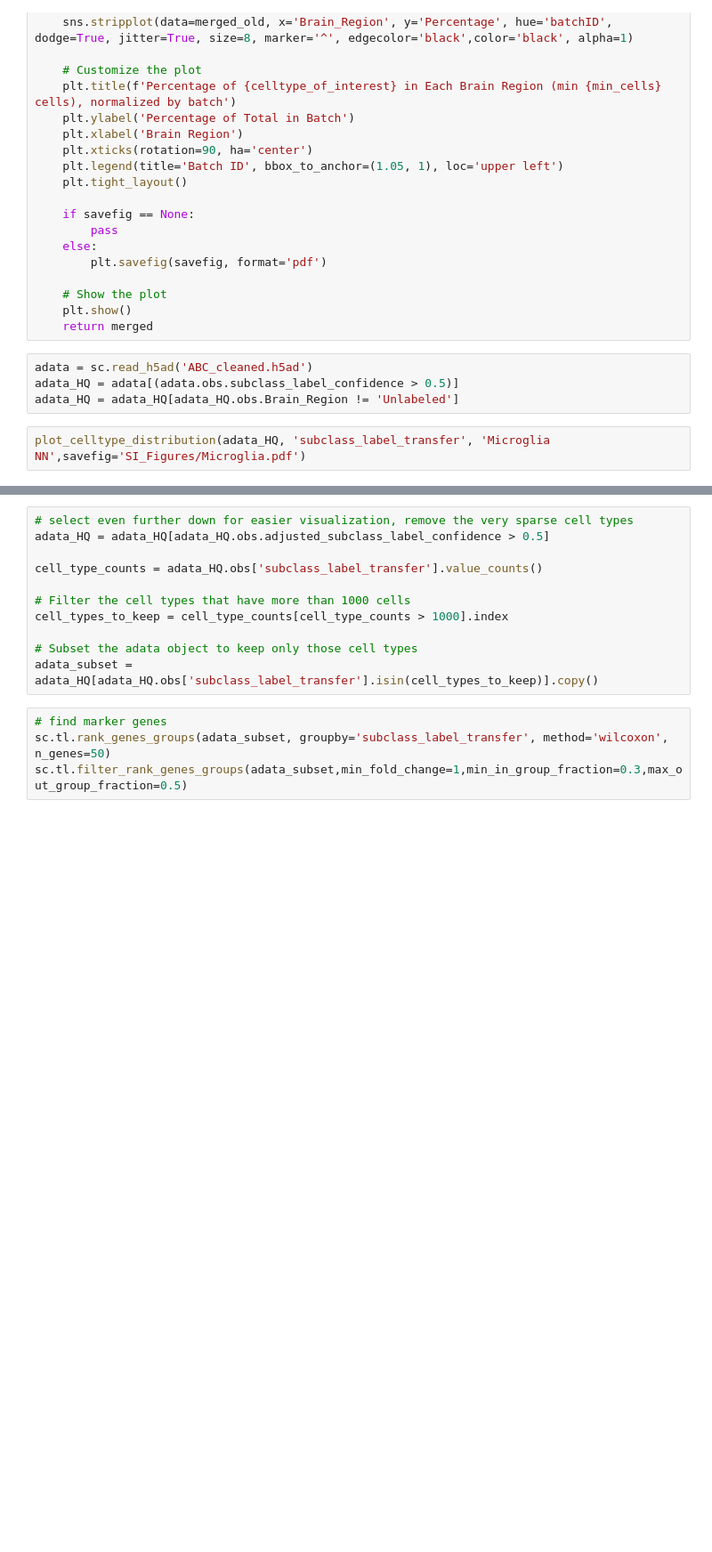
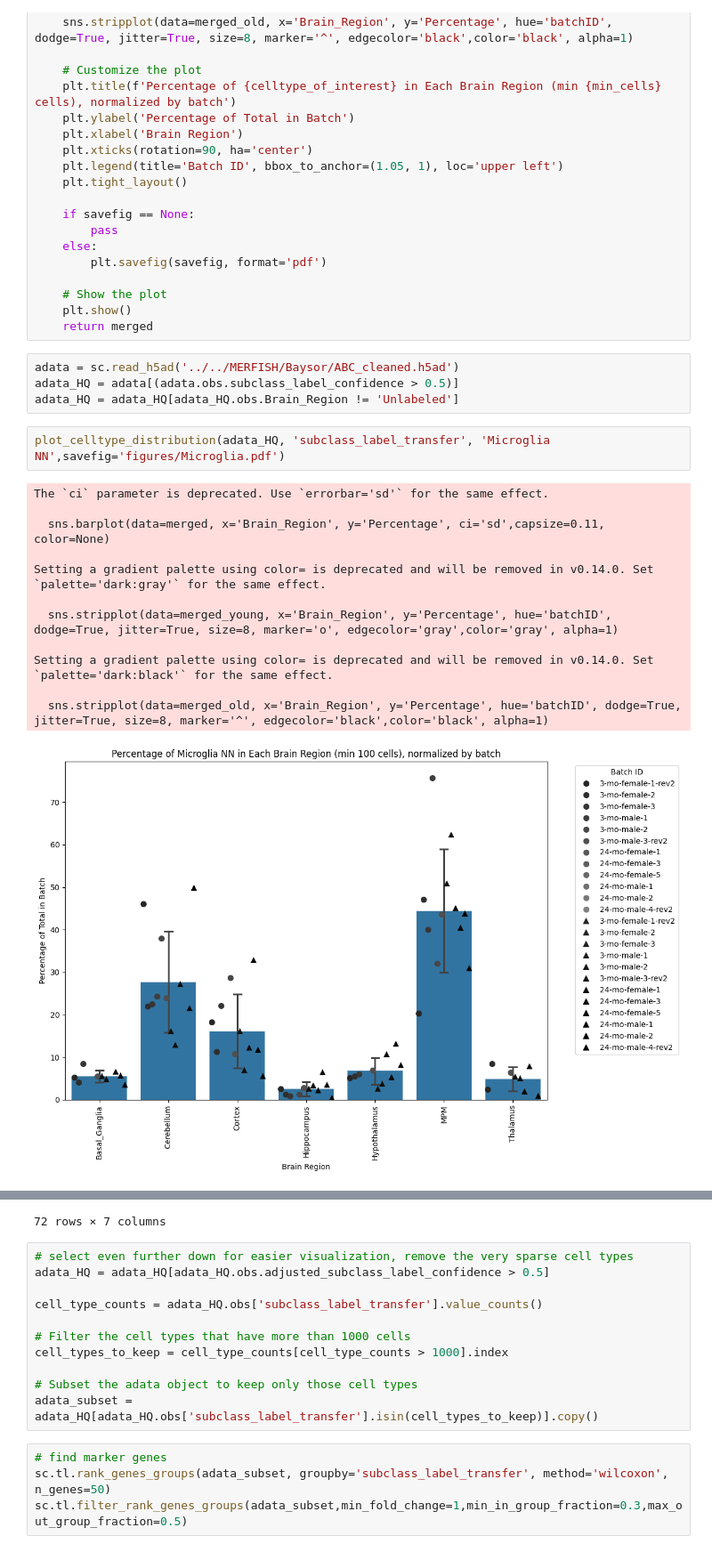
Before and after one commit to doughenze/Aging_CB, a Jupyter notebook: MERFISH/07_MERFISH_Supp_Visualization.ipynb, the cells around one changed output, grey strips where cells are left out. Shown at 89% size. Saved outputs shown, nothing was run; the diff lists cells and outputs as text; blank space fills up the shorter version.

```diff
--- a/MERFISH/07_MERFISH_Supp_Visualization.ipynb
+++ b/MERFISH/07_MERFISH_Supp_Visualization.ipynb
@@ -74,8 +74,21 @@ def plot_celltype_distribution(adata, celltype_column, celltype_of_interest, min
     plt.show()
     return merged
 # %%
-adata = sc.read_h5ad('ABC_cleaned.h5ad')
+adata = sc.read_h5ad('../../MERFISH/Baysor/ABC_cleaned.h5ad')
 adata_HQ = adata[(adata.obs.subclass_label_confidence > 0.5)]
 adata_HQ = adata_HQ[adata_HQ.obs.Brain_Region != 'Unlabeled']
 # %%
-plot_celltype_distribution(adata_HQ, 'subclass_label_transfer', 'Microglia NN',savefig='SI_Figures/Microglia.pdf')
+plot_celltype_distribution(adata_HQ, 'subclass_label_transfer', 'Microglia NN',savefig='figures/Microglia.pdf')
+# %% [output]
+The `ci` parameter is deprecated. Use `errorbar='sd'` for the same effect.
+
+  sns.barplot(data=merged, x='Brain_Region', y='Percentage', ci='sd',capsize=0.11, color=None)
+
+Setting a gradient palette using color= is deprecated and will be removed in v0.14.0. Set `palette='dark:gray'` for the same effect.
+
+  sns.stripplot(data=merged_young, x='Brain_Region', y='Percentage', hue='batchID', dodge=True, jitter=True, size=8, marker='o', edgecolor='gray',color='gray', alpha=1)
+
+Setting a gradient palette using color= is deprecated and will be removed in v0.14.0. Set `palette='dark:black'` for the same effect.
+
+  sns.stripplot(data=merged_old, x='Brain_Region', y='Percentage', hue='batchID', dodge=True, jitter=True, size=8, marker='^', edgecolor='black',color='black', alpha=1)
+[figure, added]
@@ -82,3 +107,4 @@ plot_celltype_distribution(adata_HQ, 'subclass_label_transfer', 'Microglia NN',s
+72 rows × 7 columns
 # %%
 # select even further down for easier visualization, remove the very sparse cell types
 adata_HQ = adata_HQ[adata_HQ.obs.adjusted_subclass_label_confidence > 0.5]
```
Also changed, not shown: parts of 3 cells of this notebook, 23 other files.
